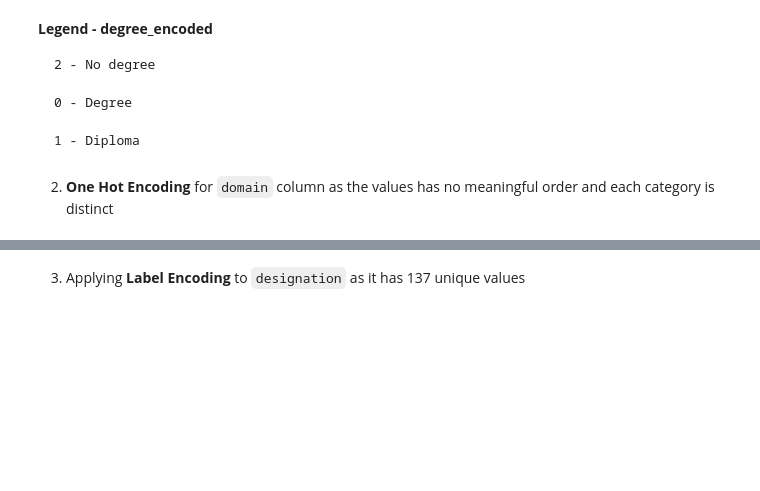
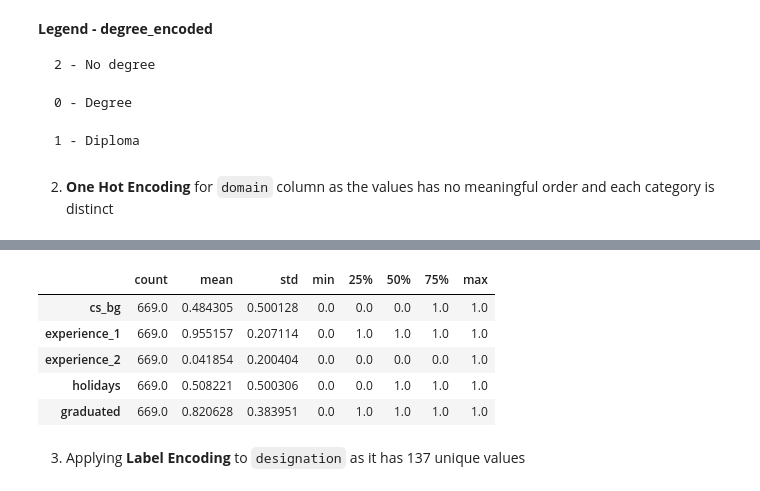
Before and after one commit to mubarakmayyeri/worth-machine-learning, a Jupyter notebook: 4_preprocessing/1_preprocessing_combined.ipynb, the cells around one changed output, grey strips where cells are left out. Cells and saved outputs as stored; diff of their text form; code cells hidden in the pictures; blank space fills up the shorter version.

```diff
--- a/4_preprocessing/1_preprocessing_combined.ipynb
+++ b/4_preprocessing/1_preprocessing_combined.ipynb
@@ -191,3 +258,12 @@ pre_data = pre_data.drop('domain', axis=1)
+# %%
+pre_data[['cs_bg', 'experience_1', 'experience_2', 'holidays', 'graduated']].describe().T
+# %% [output]
+|  | count | mean | std | min | 25% | 50% | 75% | max |
+| cs_bg | 669.0 | 0.484305 | 0.500128 | 0.0 | 0.0 | 0.0 | 1.0 | 1.0 |
+| experience_1 | 669.0 | 0.955157 | 0.207114 | 0.0 | 1.0 | 1.0 | 1.0 | 1.0 |
+| experience_2 | 669.0 | 0.041854 | 0.200404 | 0.0 | 0.0 | 0.0 | 0.0 | 1.0 |
+| holidays | 669.0 | 0.508221 | 0.500306 | 0.0 | 0.0 | 1.0 | 1.0 | 1.0 |
+| graduated | 669.0 | 0.820628 | 0.383951 | 0.0 | 1.0 | 1.0 | 1.0 | 1.0 |
 # %% [markdown]
 3. Applying **Label Encoding** to `designation` as it has 137 unique values
 # %%
```
Also changed, not shown: parts of 30 cells of this notebook, 1 other file.
